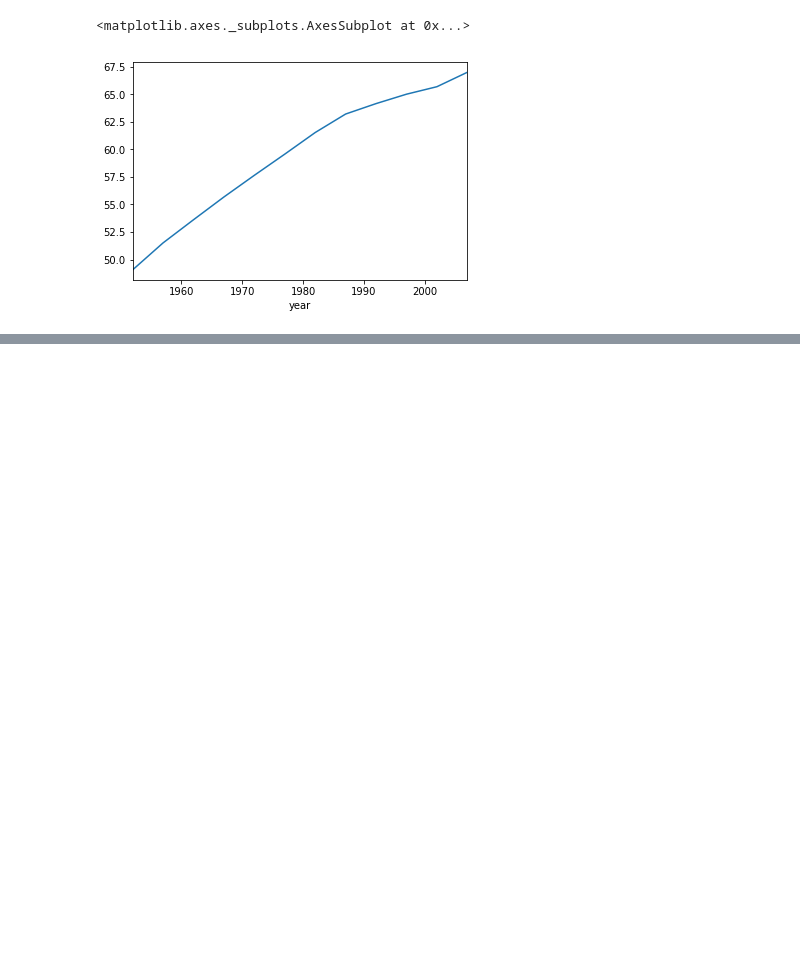
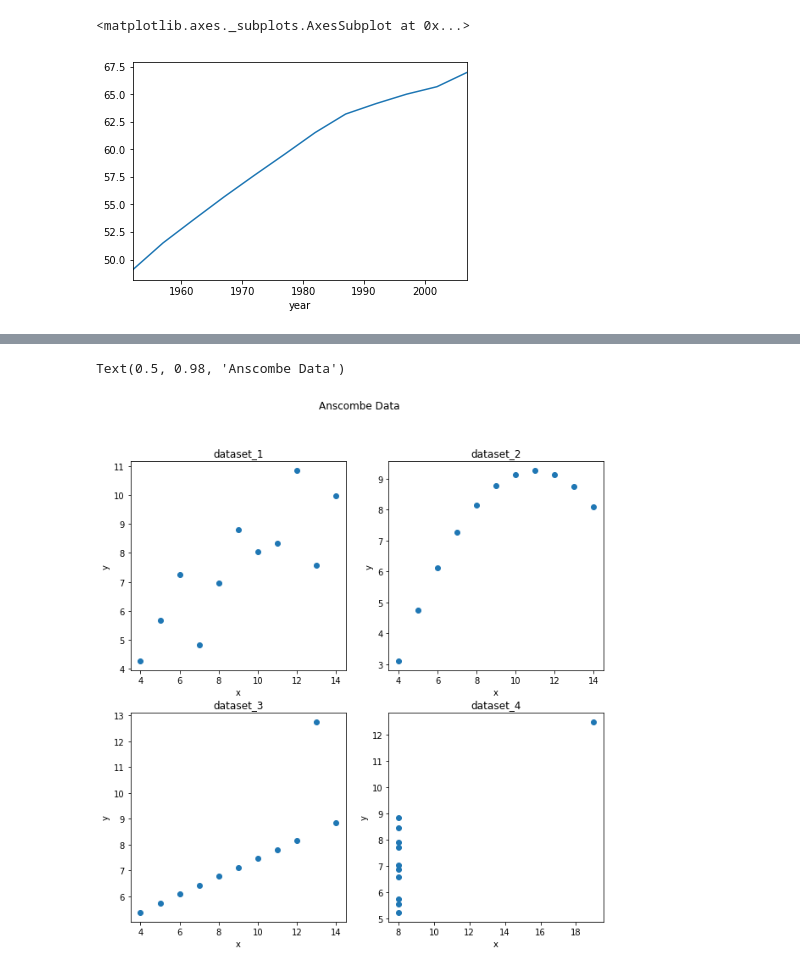
Before and after one commit to MohammadAliAfsahi/Python_Pandas_Library, a Jupyter notebook: Panadas.ipynb, the cells around one changed output, grey strips where cells are left out. Cells and saved outputs as stored; diff of their text form; code cells hidden in the pictures; blank space fills up the shorter version.

```diff
--- a/Panadas.ipynb
+++ b/Panadas.ipynb
@@ -202,0 +497,34 @@ Name: serial_number, dtype: int64
+# %%
+# we have 4 sets of data, each has 2 continues variable. we want to plot them together instead of doing it seperately for each one
+figure = plt.figure(figsize=(10, 10)) # if you don't set figsize all four plots will be so close together
+axes_1 = figure.add_subplot(2, 2, 1) # subplot has 2 rows, 2 columns, plot location is 1 and same for other three except than location
+axes_2 = figure.add_subplot(2, 2, 2)
+axes_3 = figure.add_subplot(2, 2, 3)
+axes_4 = figure.add_subplot(2, 2, 4)
+
+axes_1.plot(dataset_1['x'], dataset_1['y'], 'o')
+axes_2.plot(dataset_2['x'], dataset_2['y'], 'o')
+axes_3.plot(dataset_3['x'], dataset_3['y'], 'o')
+axes_4.plot(dataset_4['x'], dataset_4['y'], 'o')
+
+axes_1.set_title("dataset_1")
+axes_2.set_title("dataset_2")
+axes_3.set_title("dataset_3")
+axes_4.set_title("dataset_4")
+
+axes_1.set_xlabel("x")
+axes_1.set_ylabel("y")
+
+axes_2.set_xlabel("x")
+axes_2.set_ylabel("y")
+
+axes_3.set_xlabel("x")
+axes_3.set_ylabel("y")
+
+axes_4.set_xlabel("x")
+axes_4.set_ylabel("y")
+
+figure.suptitle("Anscombe Data")
+# %% [output]
+Text(0.5, 0.98, 'Anscombe Data')
+[figure, added]
```
Also changed, not shown: parts of 10 cells of this notebook.
